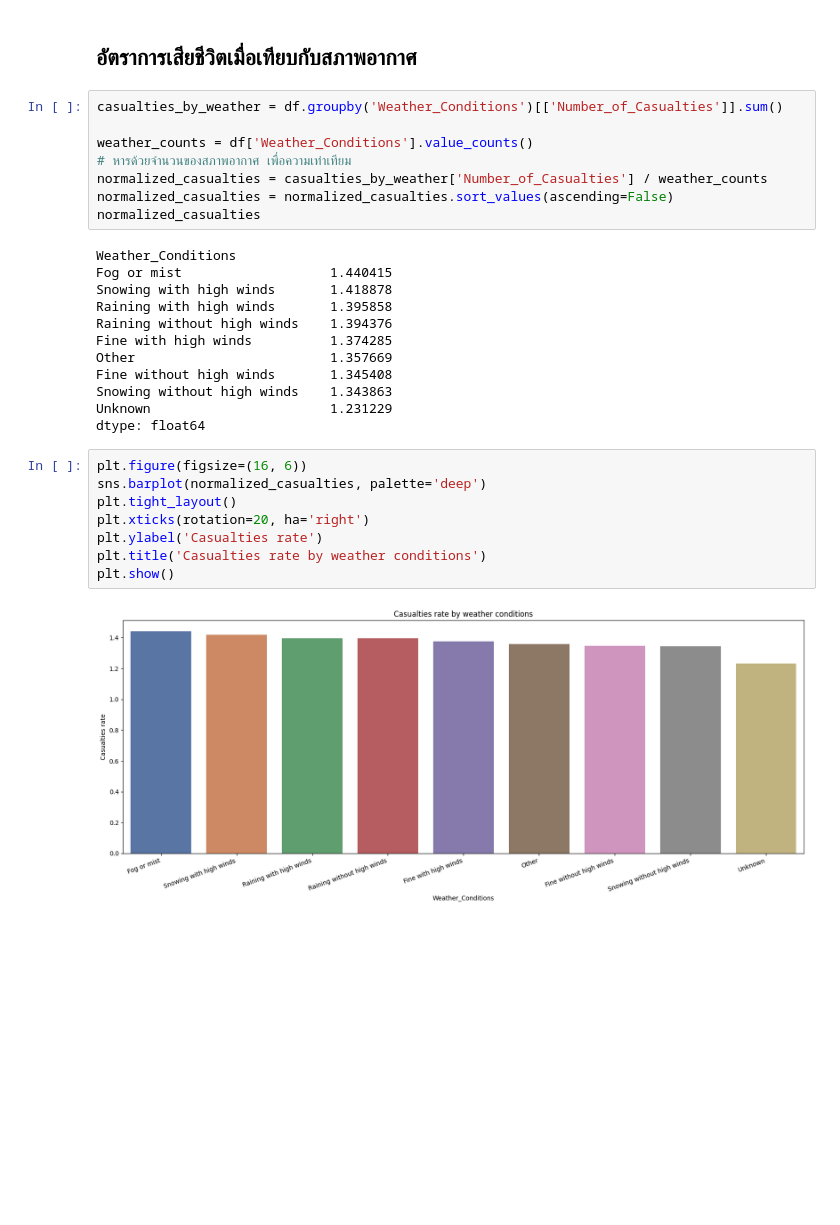
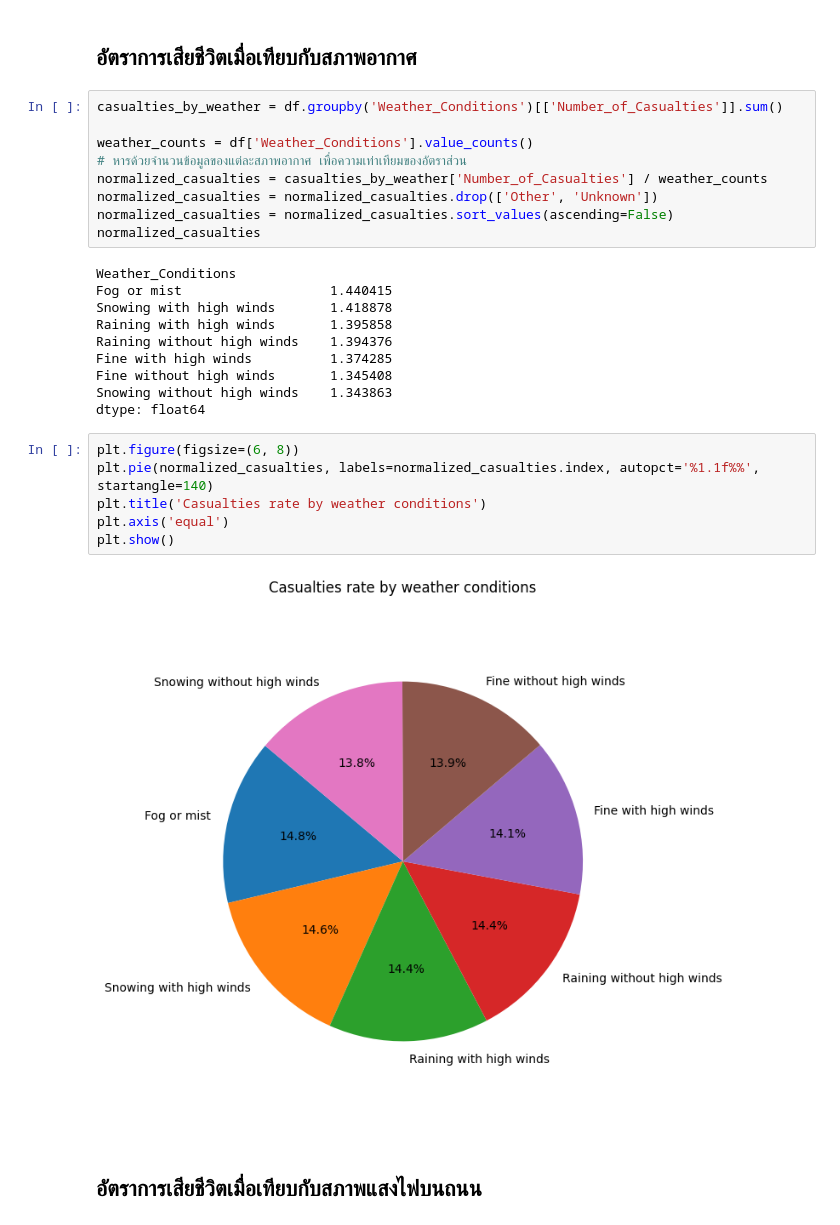
Before and after one commit to kirby-cs-org/project, a Jupyter notebook: analysis.ipynb, the cells around one changed output. Saved outputs shown, nothing was run; the diff lists cells and outputs as text; blank space fills up the shorter version.

```diff
--- a/analysis.ipynb
+++ b/analysis.ipynb
@@ -193,8 +193,9 @@ plt.show()
 casualties_by_weather = df.groupby('Weather_Conditions')[['Number_of_Casualties']].sum()
 
 weather_counts = df['Weather_Conditions'].value_counts()
-# หารด้วยจำนวนของสภาพอากาศ เพื่อความเท่าเทียม
+# หารด้วยจำนวนข้อมูลของแต่ละสภาพอากาศ เพื่อความเท่าเทียมของอัตราส่วน
 normalized_casualties = casualties_by_weather['Number_of_Casualties'] / weather_counts
+normalized_casualties = normalized_casualties.drop(['Other', 'Unknown'])
 normalized_casualties = normalized_casualties.sort_values(ascending=False)
 normalized_casualties
 # %% [output]
@@ -204,18 +205,16 @@ Snowing with high winds       1.418878
 Raining with high winds       1.395858
 Raining without high winds    1.394376
 Fine with high winds          1.374285
-Other                         1.357669
 Fine without high winds       1.345408
 Snowing without high winds    1.343863
-Unknown                       1.231229
 dtype: float64
 # %%
-plt.figure(figsize=(16, 6))
-sns.barplot(normalized_casualties, palette='deep')
-plt.tight_layout()
-plt.xticks(rotation=20, ha='right')
-plt.ylabel('Casualties rate')
+plt.figure(figsize=(6, 8))
+plt.pie(normalized_casualties, labels=normalized_casualties.index, autopct='%1.1f%%', startangle=140)
 plt.title('Casualties rate by weather conditions')
+plt.axis('equal')
 plt.show()
 # %% [output]
-[figure, old version]
+[figure, new version]
+# %% [markdown]
+## อัตราการเสียชีวิตเมื่อเทียบกับสภาพแสงไฟบนถนน
```
Also changed, not shown: parts of 7 cells of this notebook.
